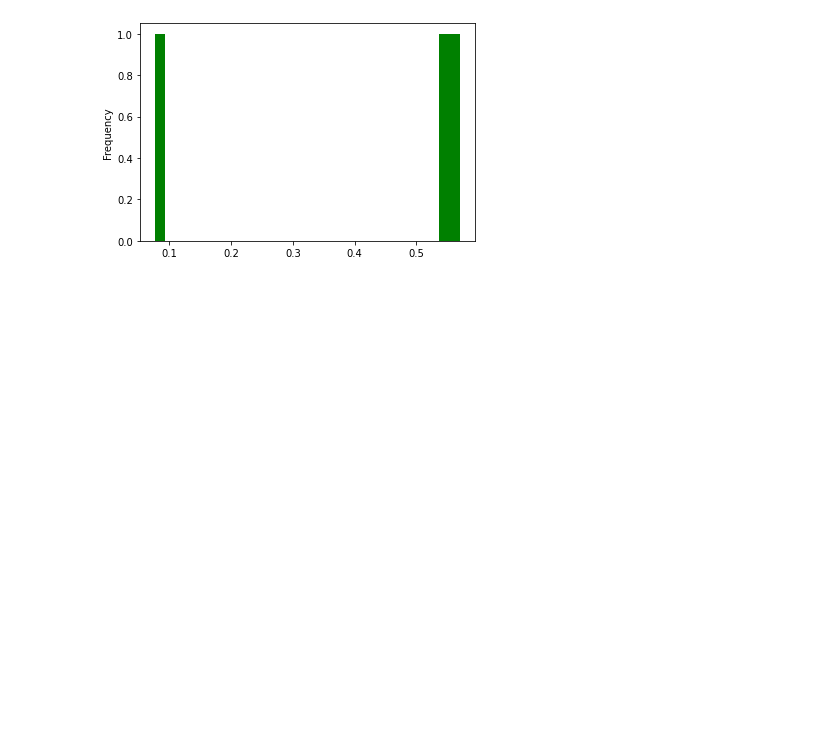
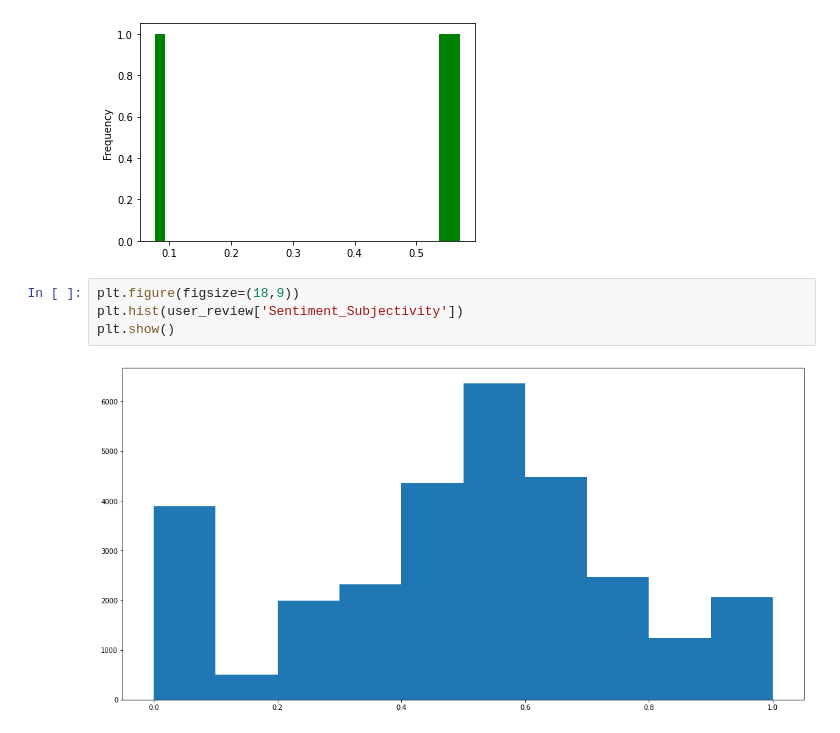
Before and after one commit to Aman7Rathore/Play-Store-App-Analysis, a Jupyter notebook: Play_Store_App_Review_Analysis_Capstone_Project.ipynb, the cells around one changed output. Drawn from its saved outputs; the diff is of its cells as text; blank space fills up the shorter version.

```diff
--- a/Play_Store_App_Review_Analysis_Capstone_Project.ipynb
+++ b/Play_Store_App_Review_Analysis_Capstone_Project.ipynb
@@ -332,3 +329,9 @@ user_review.groupby('Sentiment')['Sentiment_Subjectivity'].agg(np.mean).plot(kin
 # %% [output]
 <matplotlib.axes._subplots.AxesSubplot at 0x...>
 [figure]
+# %%
+plt.figure(figsize=(18,9))
+plt.hist(user_review['Sentiment_Subjectivity'])
+plt.show()
+# %% [output]
+[figure, added]
```
Also changed, not shown: parts of 5 cells of this notebook.
